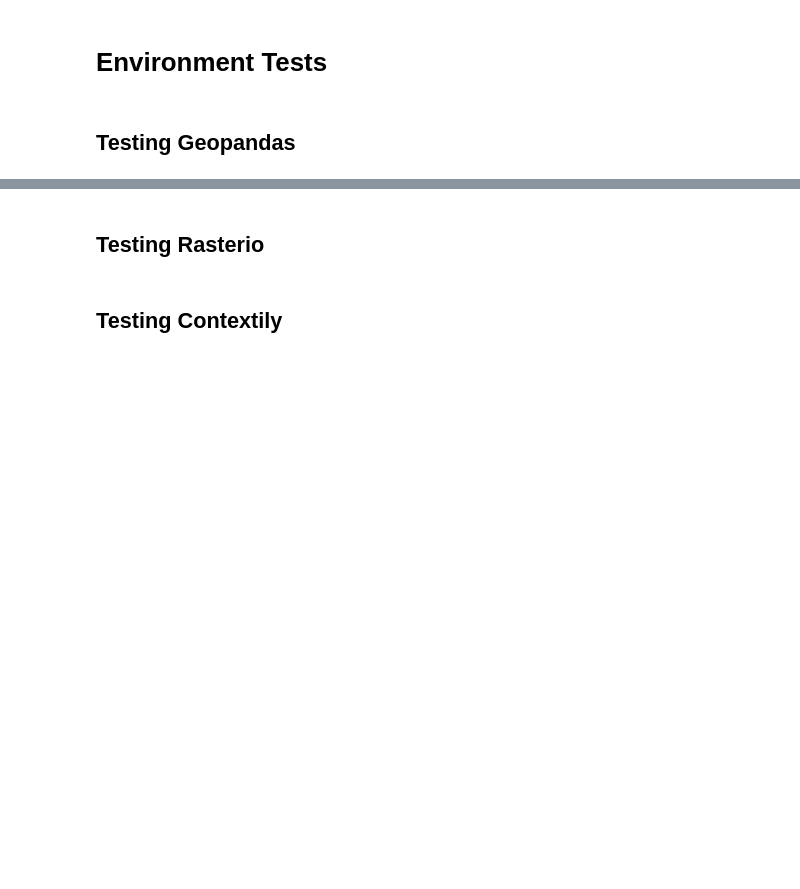
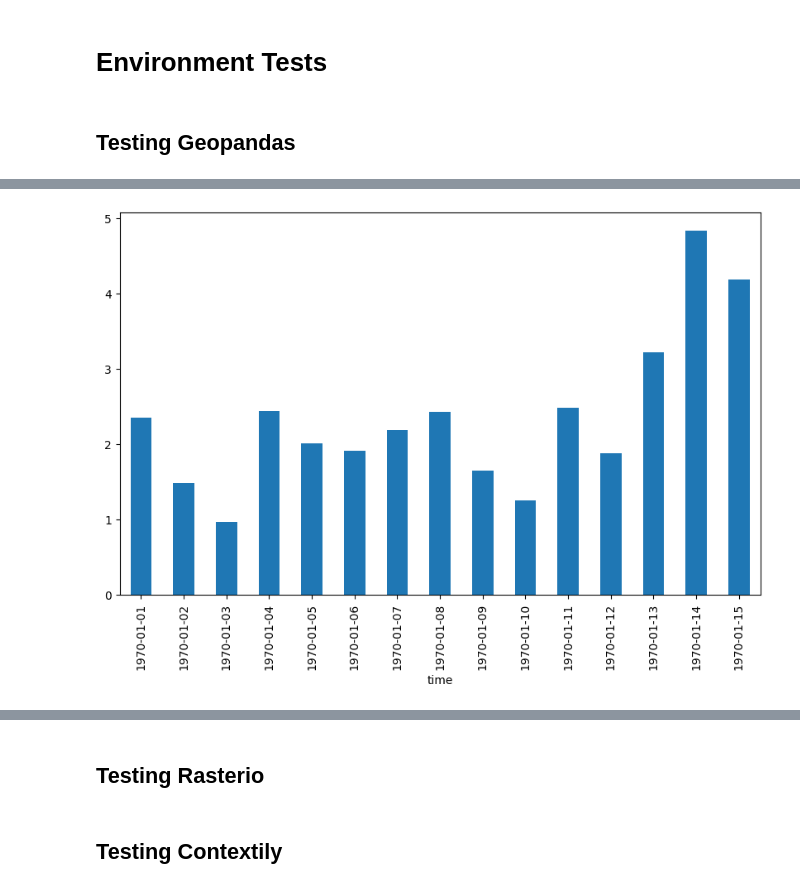
Before and after one commit to cordmaur/INPERainDownloader, a Jupyter notebook: nbs/99-EnvironmentTests.ipynb, the cells around one changed output, grey strips where cells are left out. Saved outputs shown, nothing was run; the diff lists cells and outputs as text; code cells hidden in the pictures; blank space fills up the shorter version.

```diff
--- a/nbs/99-EnvironmentTests.ipynb
+++ b/nbs/99-EnvironmentTests.ipynb
@@ -115,0 +76,13 @@ ax = doce.plot()
+# %%
+import matplotlib.dates as mdates
+
+# Rotate x-axis labels using the axes object
+labels = axes.get_xticklabels()
+axes.set_xticklabels(labels, rotation=90)
+# Format x-axis labels
+date_format = mdates.DateFormatter('%Y-%m-%d')
+axes.xaxis.set_major_formatter(date_format)
+# %%
+axes.figure
+# %% [output]
+[figure, added]
```
Also changed, not shown: parts of 50 cells of this notebook, 8 other files.
